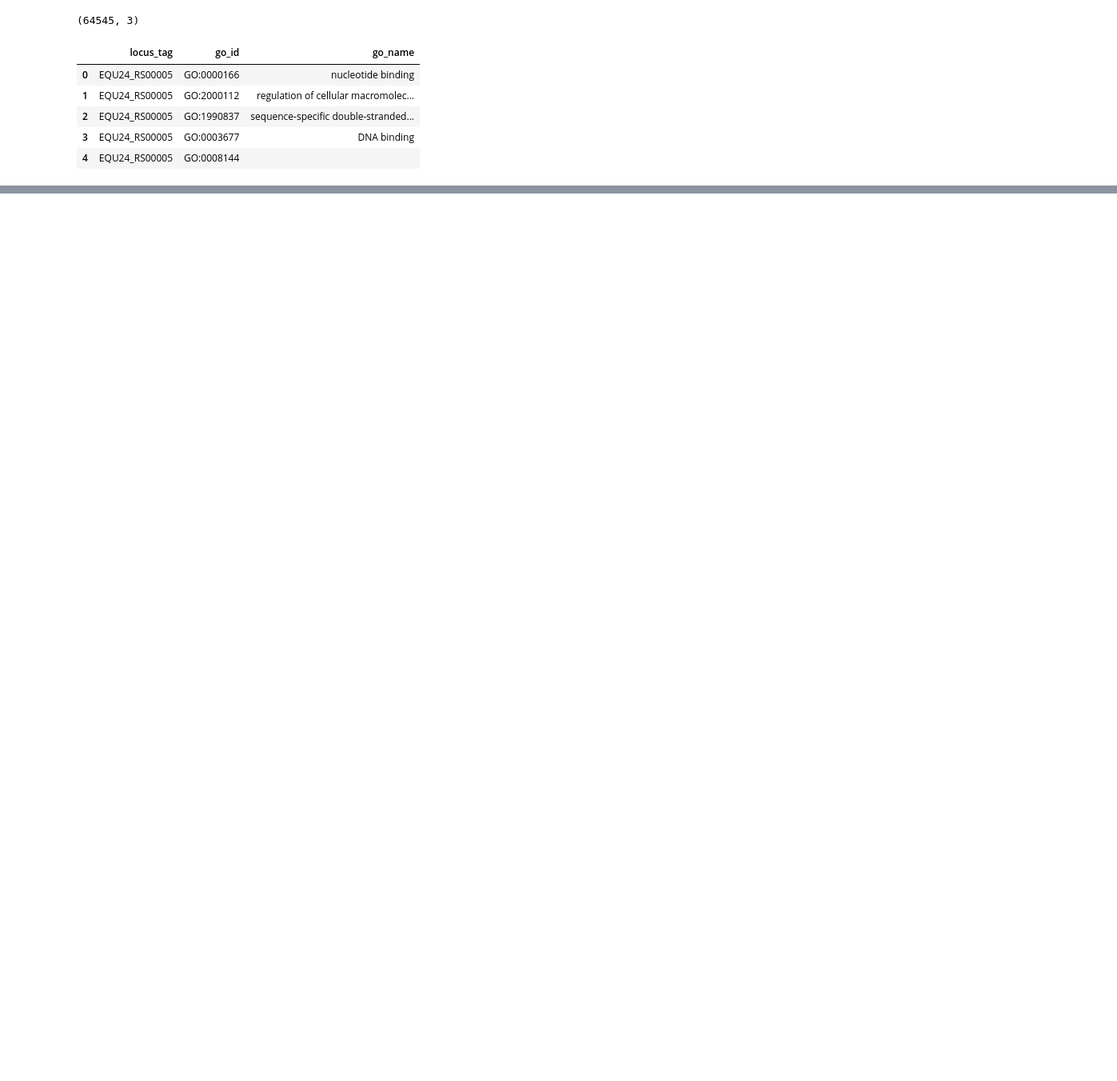
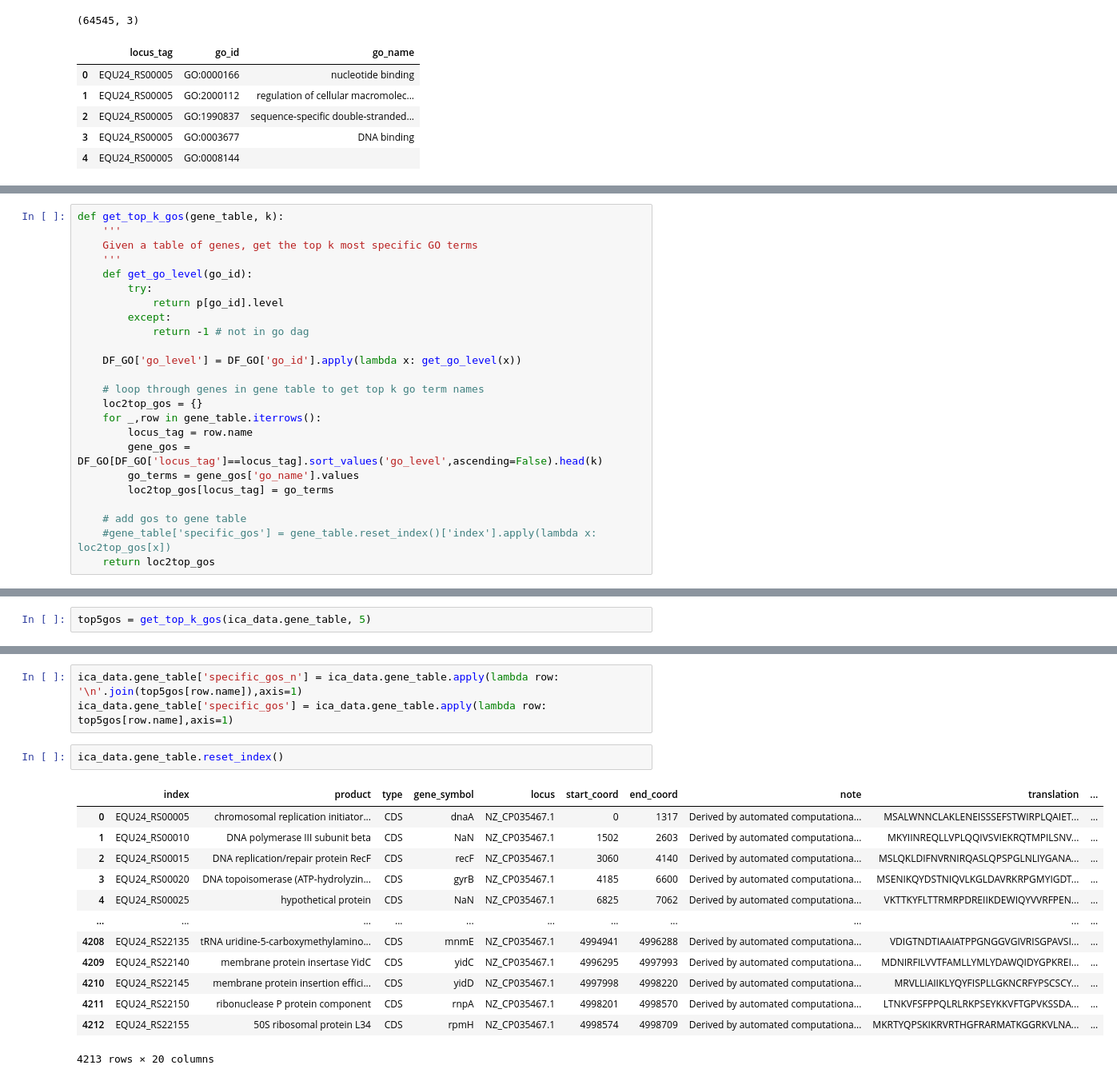
Before and after one commit to erinhwilson/modulome-workflow, a Jupyter notebook: 5_characterize_iModulons/2_iModulon_characterization_Erin.ipynb, the cells around one changed output, grey strips where cells are left out. Shown: that part at 80% size. Saved outputs shown, nothing was run; the diff lists cells and outputs as text; blank space fills up the shorter version.

```diff
--- a/5_characterize_iModulons/2_iModulon_characterization_Erin.ipynb
+++ b/5_characterize_iModulons/2_iModulon_characterization_Erin.ipynb
@@ -242,0 +266,24 @@ DF_GO.head(15)
+# %%
+def get_top_k_gos(gene_table, k):
+    '''
+    Given a table of genes, get the top k most specific GO terms
+    '''
+    def get_go_level(go_id):
+        try:
+            return p[go_id].level
+        except:
+            return -1 # not in go dag
+
+    DF_GO['go_level'] = DF_GO['go_id'].apply(lambda x: get_go_level(x))
+
+    # loop through genes in gene table to get top k go term names
+    loc2top_gos = {}
+    for _,row in gene_table.iterrows():
+        locus_tag = row.name
+        gene_gos = DF_GO[DF_GO['locus_tag']==locus_tag].sort_values('go_level',ascending=False).head(k)
+        go_terms = gene_gos['go_name'].values
+        loc2top_gos[locus_tag] = go_terms
+
+    # add gos to gene table
+    #gene_table['specific_gos'] = gene_table.reset_index()['index'].apply(lambda x: loc2top_gos[x])
+    return loc2top_gos
@@ -242,0 +299,2 @@ DF_GO.head(15)
+# %%
+top5gos = get_top_k_gos(ica_data.gene_table, 5)
@@ -243 +305,20 @@ DF_GO.head(15)
+# %%
+ica_data.gene_table['specific_gos_n'] = ica_data.gene_table.apply(lambda row: '\n'.join(top5gos[row.name]),axis=1)
+ica_data.gene_table['specific_gos'] = ica_data.gene_table.apply(lambda row: top5gos[row.name],axis=1)
+# %%
+ica_data.gene_table.reset_index()
+# %% [output]
+|  | index | product | type | gene_symbol | locus | start_coord | end_coord | note | translation | ... |
+| 0 | EQU24_RS00005 | chromosomal replication initiator... | CDS | dnaA | NZ_CP035467.1 | 0 | 1317 | Derived by automated computationa... | MSALWNNCLAKLENEISSSEFSTWIRPLQAIET... | ... |
+| 1 | EQU24_RS00010 | DNA polymerase III subunit beta | CDS | NaN | NZ_CP035467.1 | 1502 | 2603 | Derived by automated computationa... | MKYIINREQLLVPLQQIVSVIEKRQTMPILSNV... | ... |
+| 2 | EQU24_RS00015 | DNA replication/repair protein RecF | CDS | recF | NZ_CP035467.1 | 3060 | 4140 | Derived by automated computationa... | MSLQKLDIFNVRNIRQASLQPSPGLNLIYGANA... | ... |
+| 3 | EQU24_RS00020 | DNA topoisomerase (ATP-hydrolyzin... | CDS | gyrB | NZ_CP035467.1 | 4185 | 6600 | Derived by automated computationa... | MSENIKQYDSTNIQVLKGLDAVRKRPGMYIGDT... | ... |
+| 4 | EQU24_RS00025 | hypothetical protein | CDS | NaN | NZ_CP035467.1 | 6825 | 7062 | Derived by automated computationa... | VKTTKYFLTTRMRPDREIIKDEWIQYVVRFPEN... | ... |
+| ... | ... | ... | ... | ... | ... | ... | ... | ... | ... | ... |
+| 4208 | EQU24_RS22135 | tRNA uridine-5-carboxymethylamino... | CDS | mnmE | NZ_CP035467.1 | 4994941 | 4996288 | Derived by automated computationa... | VDIGTNDTIAAIATPPGNGGVGIVRISGPAVSI... | ... |
+| 4209 | EQU24_RS22140 | membrane protein insertase YidC | CDS | yidC | NZ_CP035467.1 | 4996295 | 4997993 | Derived by automated computationa... | MDNIRFILVVTFAMLLYMLYDAWQIDYGPKREI... | ... |
+| 4210 | EQU24_RS22145 | membrane protein insertion effici... | CDS | yidD | NZ_CP035467.1 | 4997998 | 4998220 | Derived by automated computationa... | MRVLLIAIIKLYQYFISPLLGKNCRFYPSCSCY... | ... |
+| 4211 | EQU24_RS22150 | ribonuclease P protein component | CDS | rnpA | NZ_CP035467.1 | 4998201 | 4998570 | Derived by automated computationa... | LTNKVFSFPPQLRLRKPSEYKKVFTGPVKSSDA... | ... |
+| 4212 | EQU24_RS22155 | 50S ribosomal protein L34 | CDS | rpmH | NZ_CP035467.1 | 4998574 | 4998709 | Derived by automated computationa... | MKRTYQPSKIKRVRTHGFRARMATKGGRKVLNA... | ... |
+4213 rows × 20 columns
 # %%
```
Also changed, not shown: parts of 5 cells of this notebook, 1 other file.
